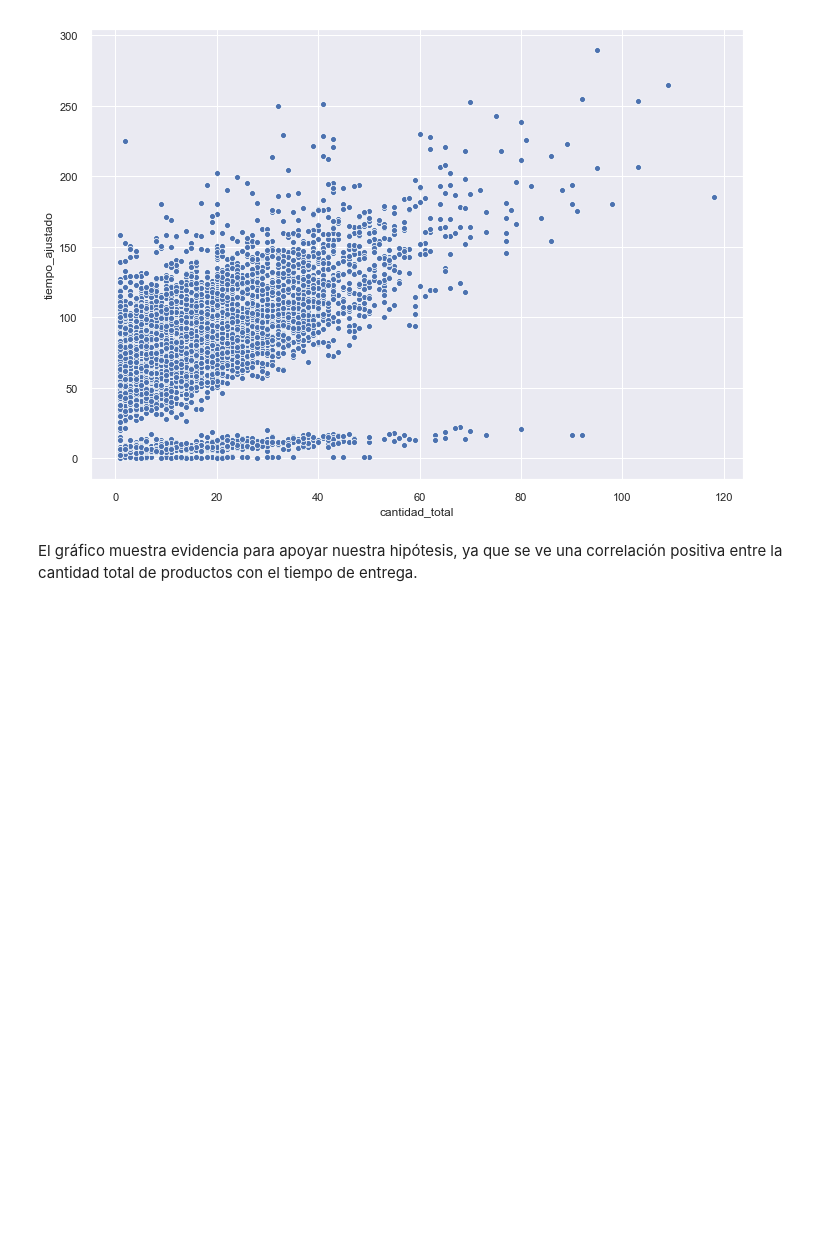
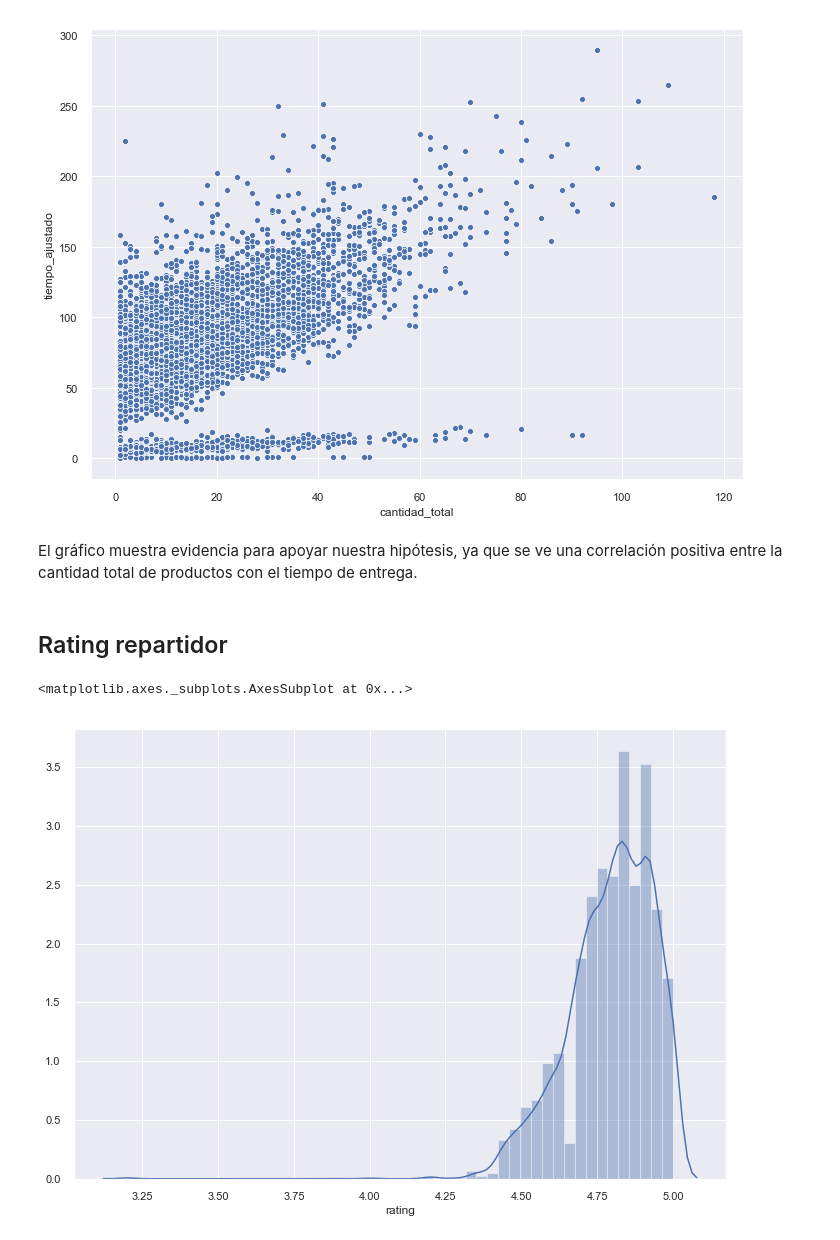
Before and after one commit to callejasv1/proyecto_oraculo, a Jupyter notebook: ProyectoV_Original.ipynb, the cells around one changed output. Saved outputs shown, nothing was run; the diff lists cells and outputs as text; code cells hidden in the pictures; blank space fills up the shorter version.

Commit message:
Se añade gráficos del ranking del repartidor

```diff
--- a/ProyectoV_Original.ipynb
+++ b/ProyectoV_Original.ipynb
@@ -276,3 +276,10 @@ sns.scatterplot(data=df_grafico, x='cantidad_total', y='tiempo_ajustado')
 [figure]
 # %% [markdown]
 El gráfico muestra evidencia para apoyar nuestra hipótesis, ya que se ve una correlación positiva entre la cantidad total de productos con el tiempo de entrega.
+# %% [markdown]
+## Rating repartidor
+# %%
+sns.distplot(df_grafico.rating)
+# %% [output]
+<matplotlib.axes._subplots.AxesSubplot at 0x...>
+[figure, added]
```
Also changed, not shown: parts of 3 cells of this notebook.
